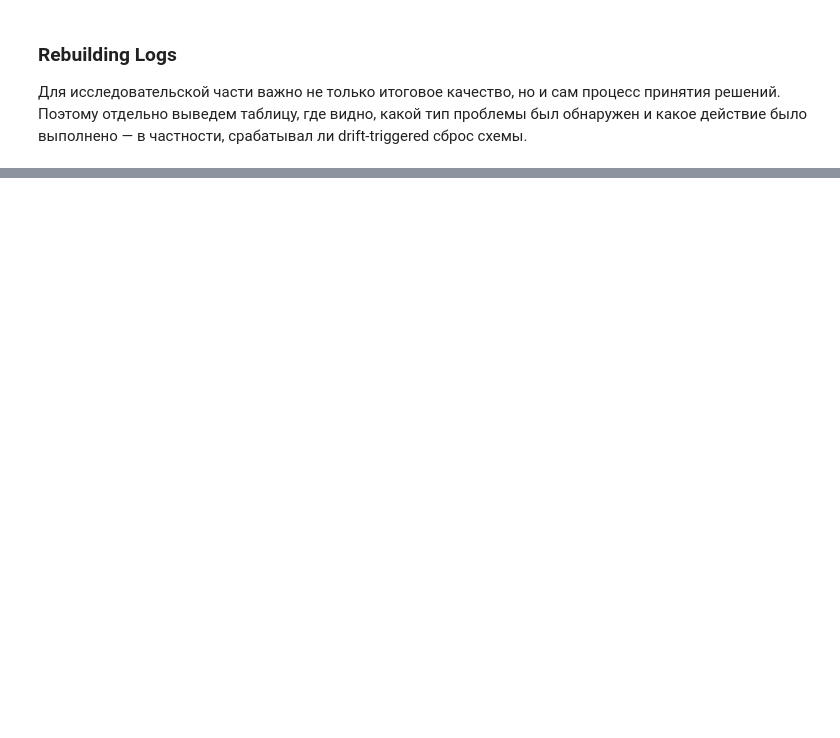
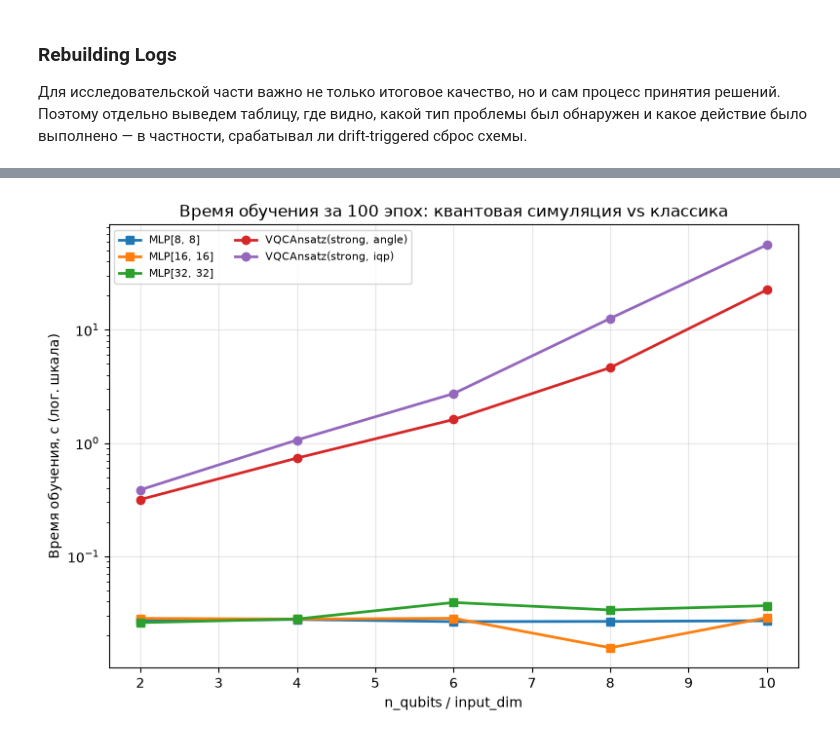
Before and after one commit to Eg0Mak/barren-plateau-volatility, a Jupyter notebook: notebooks/barren_plateau_volatility.ipynb, the cells around one changed output, grey strips where cells are left out. Drawn from its saved outputs; the diff is of its cells as text; code cells hidden in the pictures; blank space fills up the shorter version.

```diff
--- a/notebooks/barren_plateau_volatility.ipynb
+++ b/notebooks/barren_plateau_volatility.ipynb
@@ -1782,0 +2030,19 @@ adaptive_log_df
+# %%
+fig, ax = plt.subplots(figsize=(8, 5.5))
+
+for model_name in advantage_df["Model"].unique():
+    part = advantage_df[advantage_df["Model"] == model_name].sort_values("n_qubits_or_input")
+    marker = "o" if "VQCAnsatz" in model_name else "s"
+    ax.plot(part["n_qubits_or_input"], part["Train_Time_s"], marker=marker, linewidth=2, label=model_name)
+
+ax.set_yscale("log")
+ax.set_xlabel("n_qubits / input_dim")
+ax.set_ylabel("Время обучения, с (лог. шкала)")
+ax.set_title(f"Время обучения за {EPOCHS_BENCH} эпох: квантовая симуляция vs классика")
+ax.grid(alpha=0.3)
+ax.legend(fontsize=8, ncol=2)
+plt.tight_layout()
+plt.savefig("../graphics/advantage_train_time.png", dpi=120)
+plt.show()
+# %% [output]
+[figure, added]
```
Also changed, not shown: parts of 27 cells of this notebook.
